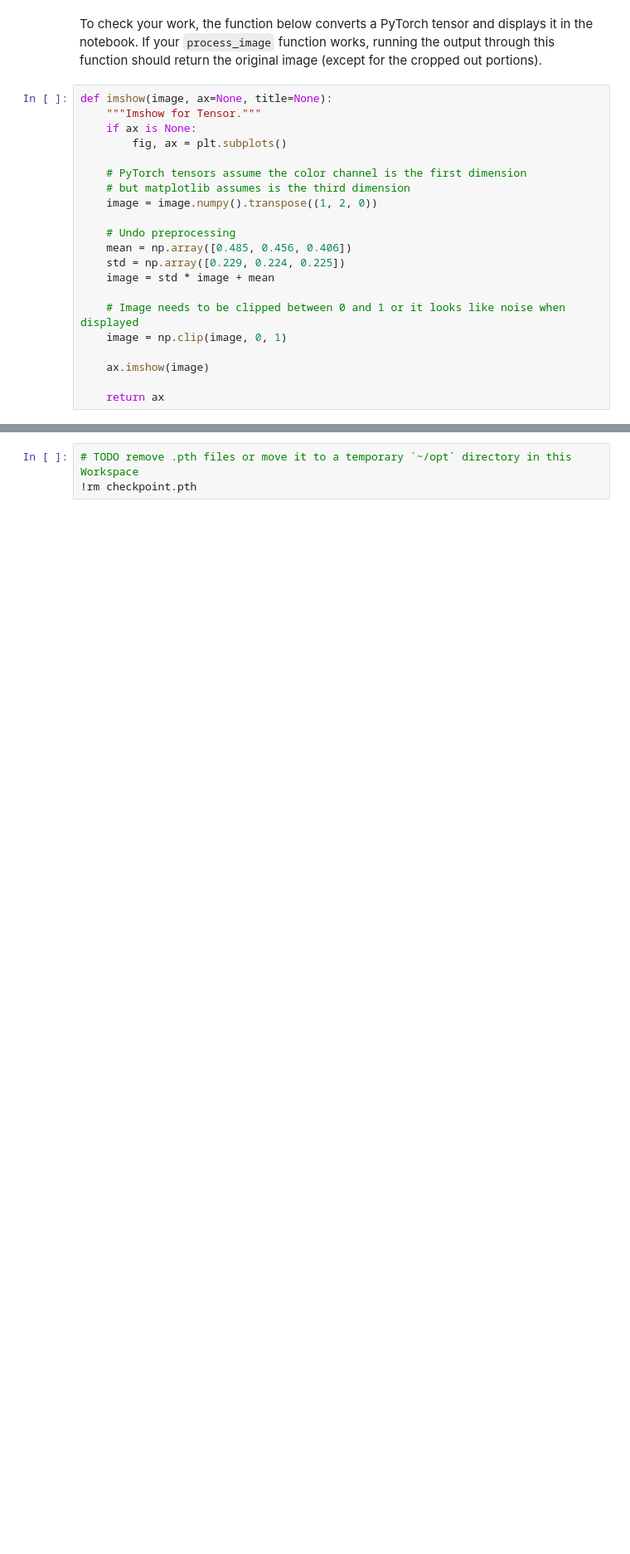
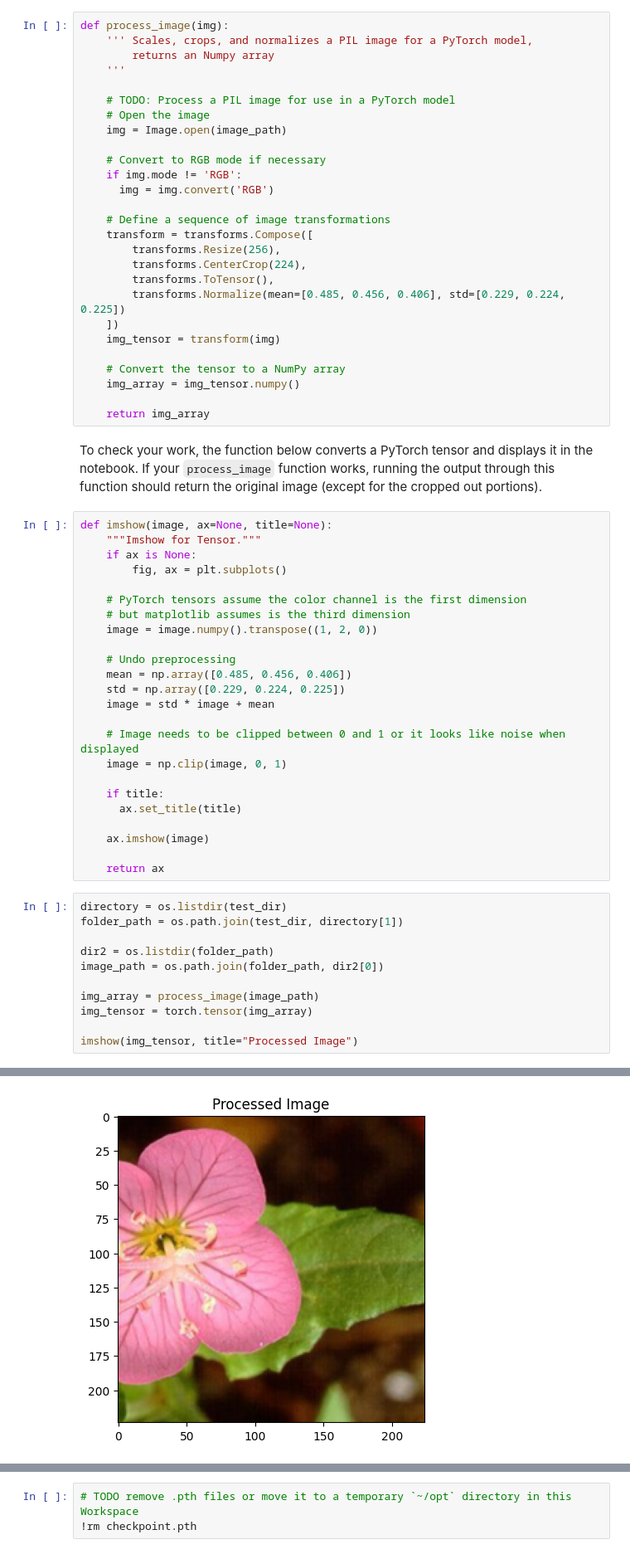
Before and after one commit to anika-kamath/FlowerSpeciesClassifier-EfficientNet, a Jupyter notebook: anikaFlowerClassifer_iter2.ipynb, the cells around one changed output, grey strips where cells are left out. Shown at 83% size. Saved outputs shown, nothing was run; the diff lists cells and outputs as text; blank space fills up the shorter version.

```diff
--- a/anikaFlowerClassifer_iter2.ipynb
+++ b/anikaFlowerClassifer_iter2.ipynb
@@ -711,3 +704,30 @@ def process_image(image):
+# %%
+def process_image(img):
+    ''' Scales, crops, and normalizes a PIL image for a PyTorch model,
+        returns an Numpy array
+    '''
+
+    # TODO: Process a PIL image for use in a PyTorch model
+    # Open the image
+    img = Image.open(image_path)
+
+    # Convert to RGB mode if necessary
+    if img.mode != 'RGB':
+      img = img.convert('RGB')
+
+    # Define a sequence of image transformations
+    transform = transforms.Compose([
+        transforms.Resize(256),
+        transforms.CenterCrop(224),
+        transforms.ToTensor(),
+        transforms.Normalize(mean=[0.485, 0.456, 0.406], std=[0.229, 0.224, 0.225])
+    ])
+    img_tensor = transform(img)
+
+    # Convert the tensor to a NumPy array
+    img_array = img_tensor.numpy()
+
+    return img_array
 # %% [markdown]
 To check your work, the function below converts a PyTorch tensor and displays it in the notebook. If your `process_image` function works, running the output through this function should return the original image (except for the cropped out portions).
 # %%
@@ -728,6 +748,21 @@ def imshow(image, ax=None, title=None):
     # Image needs to be clipped between 0 and 1 or it looks like noise when displayed
     image = np.clip(image, 0, 1)
 
+    if title:
+      ax.set_title(title)
+
     ax.imshow(image)
 
     return ax
+# %%
+directory = os.listdir(test_dir)
+folder_path = os.path.join(test_dir, directory[1])
+
+dir2 = os.listdir(folder_path)
+image_path = os.path.join(folder_path, dir2[0])
+
+img_array = process_image(image_path)
+img_tensor = torch.tensor(img_array)
+
+imshow(img_tensor, title="Processed Image")
+# %% [output]
@@ -734,3 +770,4 @@ def imshow(image, ax=None, title=None):
+[figure, added]
 # %% [markdown]
 ## Class Prediction
 
```
Also changed, not shown: parts of 8 cells of this notebook.
